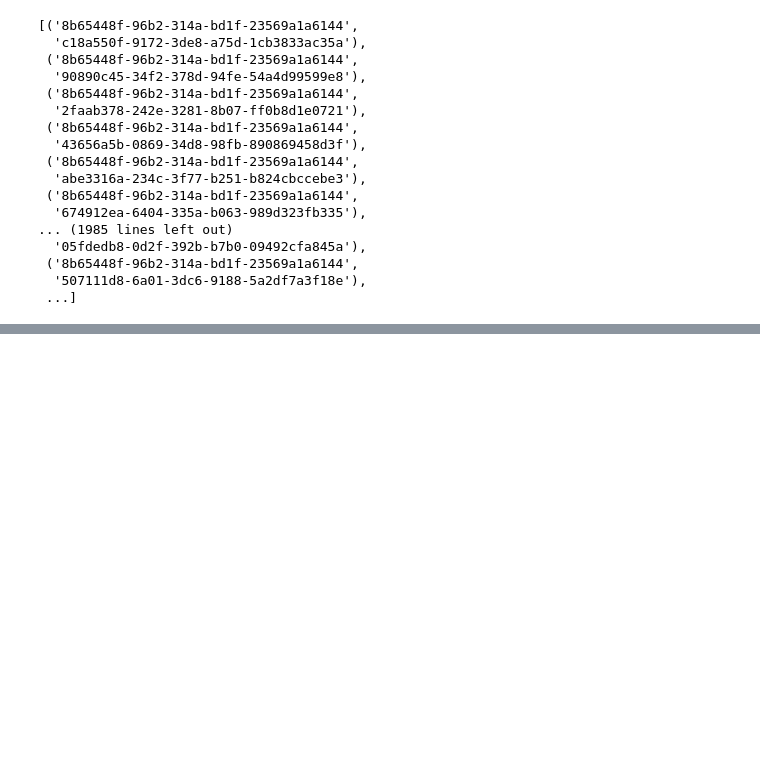
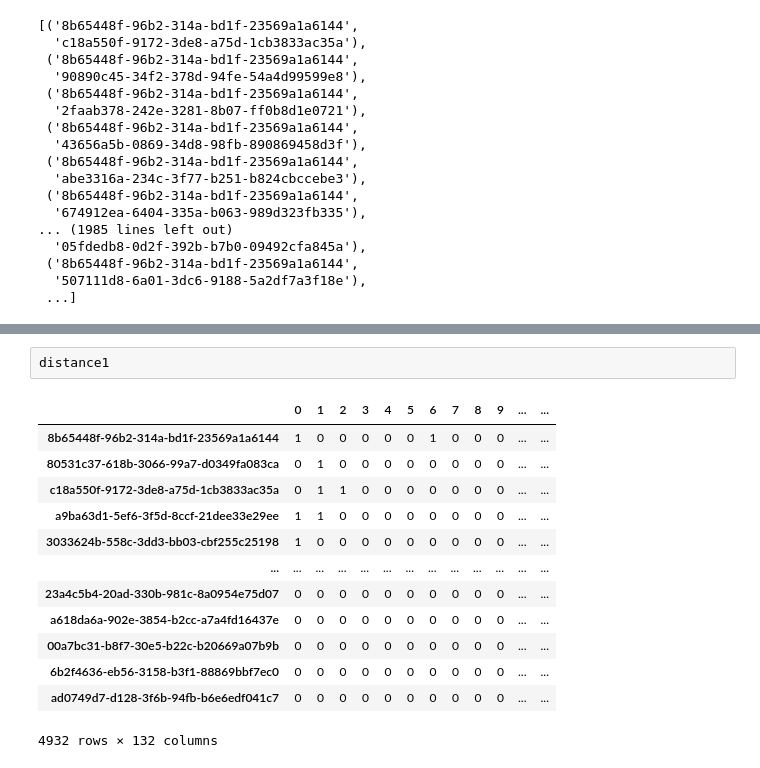
Before and after one commit to Katlii/Jupyter_analysis, a Jupyter notebook: jupiter_analysis.ipynb, the cells around one changed output, grey strips where cells are left out. Saved outputs shown, nothing was run; the diff lists cells and outputs as text; blank space fills up the shorter version.

```diff
--- a/jupiter_analysis.ipynb
+++ b/jupiter_analysis.ipynb
@@ -431,0 +461,16 @@ keys_with_value_1
+# %%
+distance1
+# %% [output]
+|  | 0 | 1 | 2 | 3 | 4 | 5 | 6 | 7 | 8 | 9 | ... | ... |
+| 8b65448f-96b2-314a-bd1f-23569a1a6144 | 1 | 0 | 0 | 0 | 0 | 0 | 1 | 0 | 0 | 0 | ... | ... |
+| 80531c37-618b-3066-99a7-d0349fa083ca | 0 | 1 | 0 | 0 | 0 | 0 | 0 | 0 | 0 | 0 | ... | ... |
+| c18a550f-9172-3de8-a75d-1cb3833ac35a | 0 | 1 | 1 | 0 | 0 | 0 | 0 | 0 | 0 | 0 | ... | ... |
+| a9ba63d1-5ef6-3f5d-8ccf-21dee33e29ee | 1 | 1 | 0 | 0 | 0 | 0 | 0 | 0 | 0 | 0 | ... | ... |
+| 3033624b-558c-3dd3-bb03-cbf255c25198 | 1 | 0 | 0 | 0 | 0 | 0 | 0 | 0 | 0 | 0 | ... | ... |
+| ... | ... | ... | ... | ... | ... | ... | ... | ... | ... | ... | ... | ... |
+| 23a4c5b4-20ad-330b-981c-8a0954e75d07 | 0 | 0 | 0 | 0 | 0 | 0 | 0 | 0 | 0 | 0 | ... | ... |
+| a618da6a-902e-3854-b2cc-a7a4fd16437e | 0 | 0 | 0 | 0 | 0 | 0 | 0 | 0 | 0 | 0 | ... | ... |
+| 00a7bc31-b8f7-30e5-b22c-b20669a07b9b | 0 | 0 | 0 | 0 | 0 | 0 | 0 | 0 | 0 | 0 | ... | ... |
+| 6b2f4636-eb56-3158-b3f1-88869bbf7ec0 | 0 | 0 | 0 | 0 | 0 | 0 | 0 | 0 | 0 | 0 | ... | ... |
+| ad0749d7-d128-3f6b-94fb-b6e6edf041c7 | 0 | 0 | 0 | 0 | 0 | 0 | 0 | 0 | 0 | 0 | ... | ... |
+4932 rows × 132 columns
```
Also changed, not shown: parts of 9 cells of this notebook.
